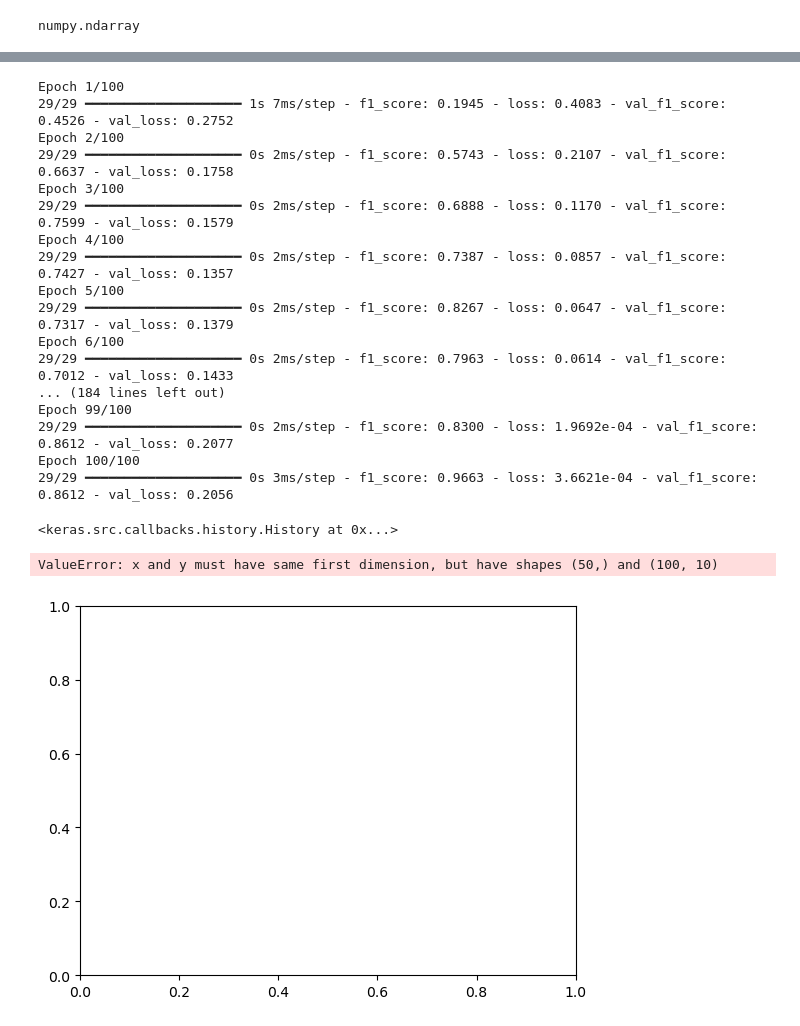
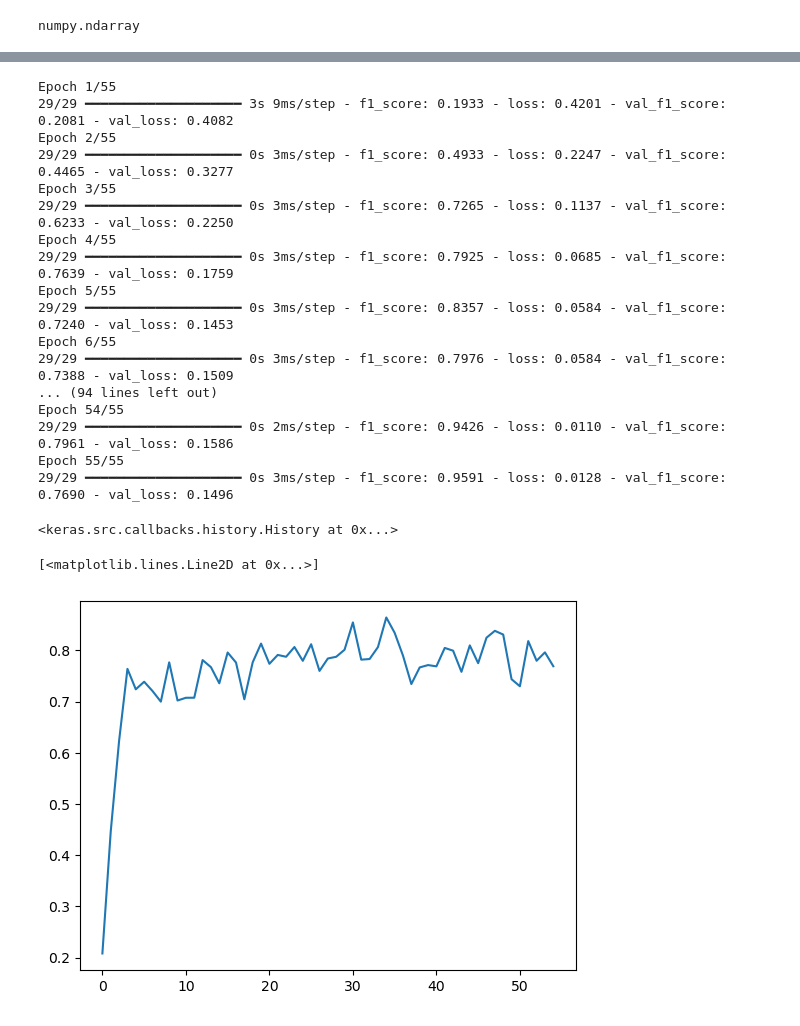
Before and after one commit to dimcaputo/Ital-PIT, a Jupyter notebook: essai.ipynb, the cells around one changed output, grey strips where cells are left out. Drawn from its saved outputs; the diff is of its cells as text; code cells hidden in the pictures.

```diff
--- a/essai.ipynb
+++ b/essai.ipynb
@@ -51,6 +51,11 @@ numpy.ndarray
 # %%
 model = Sequential([
     Input(shape=(99,)),
+    Dense(64, activation='relu'),
+    Dense(64, activation='relu'),
+    Dense(64, activation='relu'),
+    Dense(64, activation='relu'),
+    BatchNormalization(),
     Dense(64, activation='relu'),
     Dense(64, activation='relu'),
     Dense(64, activation='relu'),
@@ -87,28 +96,28 @@ def stop_early(check, patience=10):
     return earlystopping
 # %%
 model.compile(optimizer='adam', metrics=['f1_score'], loss='categorical_focal_crossentropy')
-model.fit(X_train, y_train, epochs=100, validation_split=0.1)
+model.fit(X_train, y_train, epochs=55, validation_split=0.1)
 # %% [output]
-Epoch 1/100
-29/29 ━━━━━━━━━━━━━━━━━━━━ 1s 7ms/step - f1_score: 0.1945 - loss: 0.4083 - val_f1_score: 0.4526 - val_loss: 0.2752
-Epoch 2/100
-29/29 ━━━━━━━━━━━━━━━━━━━━ 0s 2ms/step - f1_score: 0.5743 - loss: 0.2107 - val_f1_score: 0.6637 - val_loss: 0.1758
-Epoch 3/100
-29/29 ━━━━━━━━━━━━━━━━━━━━ 0s 2ms/step - f1_score: 0.6888 - loss: 0.1170 - val_f1_score: 0.7599 - val_loss: 0.1579
-Epoch 4/100
-29/29 ━━━━━━━━━━━━━━━━━━━━ 0s 2ms/step - f1_score: 0.7387 - loss: 0.0857 - val_f1_score: 0.7427 - val_loss: 0.1357
-Epoch 5/100
-29/29 ━━━━━━━━━━━━━━━━━━━━ 0s 2ms/step - f1_score: 0.8267 - loss: 0.0647 - val_f1_score: 0.7317 - val_loss: 0.1379
-Epoch 6/100
-29/29 ━━━━━━━━━━━━━━━━━━━━ 0s 2ms/step - f1_score: 0.7963 - loss: 0.0614 - val_f1_score: 0.7012 - val_loss: 0.1433
-... (184 lines left out)
-Epoch 99/100
-29/29 ━━━━━━━━━━━━━━━━━━━━ 0s 2ms/step - f1_score: 0.8300 - loss: 1.9692e-04 - val_f1_score: 0.8612 - val_loss: 0.2077
-Epoch 100/100
-29/29 ━━━━━━━━━━━━━━━━━━━━ 0s 3ms/step - f1_score: 0.9663 - loss: 3.6621e-04 - val_f1_score: 0.8612 - val_loss: 0.2056
+Epoch 1/55
+29/29 ━━━━━━━━━━━━━━━━━━━━ 3s 9ms/step - f1_score: 0.1933 - loss: 0.4201 - val_f1_score: 0.2081 - val_loss: 0.4082
+Epoch 2/55
+29/29 ━━━━━━━━━━━━━━━━━━━━ 0s 3ms/step - f1_score: 0.4933 - loss: 0.2247 - val_f1_score: 0.4465 - val_loss: 0.3277
+Epoch 3/55
+29/29 ━━━━━━━━━━━━━━━━━━━━ 0s 3ms/step - f1_score: 0.7265 - loss: 0.1137 - val_f1_score: 0.6233 - val_loss: 0.2250
+Epoch 4/55
+29/29 ━━━━━━━━━━━━━━━━━━━━ 0s 3ms/step - f1_score: 0.7925 - loss: 0.0685 - val_f1_score: 0.7639 - val_loss: 0.1759
+Epoch 5/55
+29/29 ━━━━━━━━━━━━━━━━━━━━ 0s 3ms/step - f1_score: 0.8357 - loss: 0.0584 - val_f1_score: 0.7240 - val_loss: 0.1453
+Epoch 6/55
+29/29 ━━━━━━━━━━━━━━━━━━━━ 0s 3ms/step - f1_score: 0.7976 - loss: 0.0584 - val_f1_score: 0.7388 - val_loss: 0.1509
+... (94 lines left out)
+Epoch 54/55
+29/29 ━━━━━━━━━━━━━━━━━━━━ 0s 2ms/step - f1_score: 0.9426 - loss: 0.0110 - val_f1_score: 0.7961 - val_loss: 0.1586
+Epoch 55/55
+29/29 ━━━━━━━━━━━━━━━━━━━━ 0s 3ms/step - f1_score: 0.9591 - loss: 0.0128 - val_f1_score: 0.7690 - val_loss: 0.1496
 <keras.src.callbacks.history.History at 0x...>
 # %%
-plt.plot(range(0,50),model.history.history['f1_score'])
+plt.plot(range(0,55),np.mean(model.history.history['val_f1_score'], axis=1))
 # %% [output]
-ValueError: x and y must have same first dimension, but have shapes (50,) and (100, 10)
+[<matplotlib.lines.Line2D at 0x...>]
-[figure, old version]
+[figure, new version]
```
Also changed, not shown: parts of 12 cells of this notebook.
